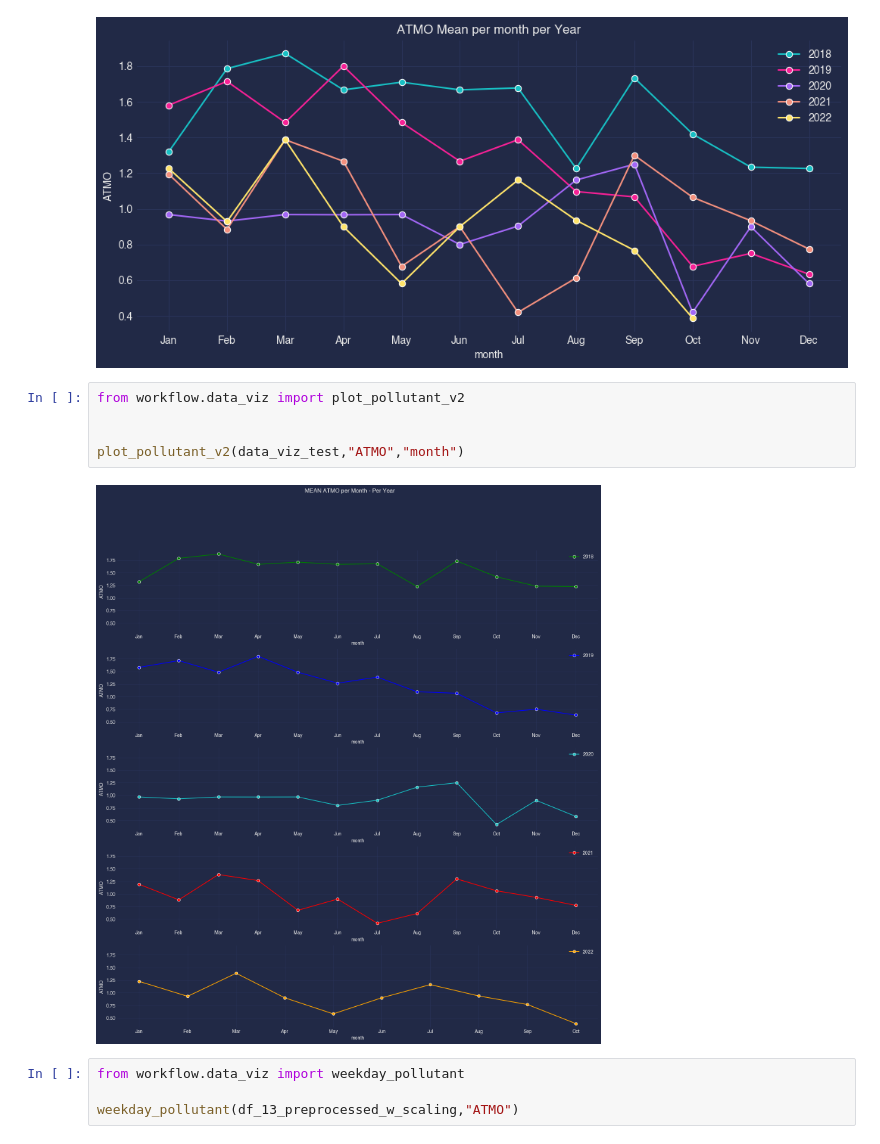
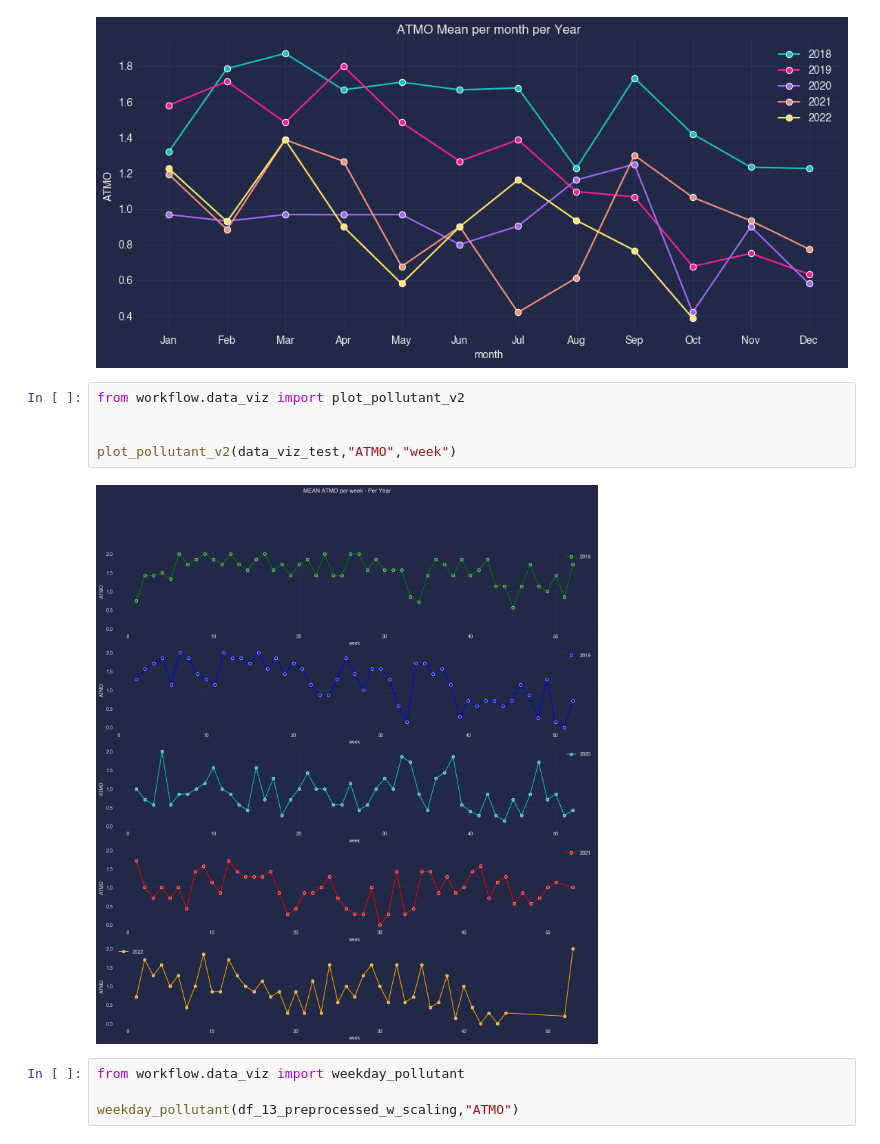
Before and after one commit to TheLab75/ParisDeepAirProject, a Jupyter notebook: notebooks/Edouard/Edouard - Data exploration du Lundi 5 décembre après validation des étapes de preprocessing .ipynb, the cells around one changed output. Cells and saved outputs as stored; diff of their text form.

```diff
--- a/notebooks/Edouard/Edouard - Data exploration du Lundi 5 décembre après validation des étapes de preprocessing .ipynb
+++ b/notebooks/Edouard/Edouard - Data exploration du Lundi 5 décembre après validation des étapes de preprocessing .ipynb
@@ -93,10 +93,10 @@ plot_pollutant_v1(data_viz_test,"ATMO","month")
 # %%
 from workflow.data_viz import plot_pollutant_v2
 
 
-plot_pollutant_v2(data_viz_test,"ATMO","month")
+plot_pollutant_v2(data_viz_test,"ATMO","week")
 # %% [output]
-[figure, old version]
+[figure, new version]
 # %%
 from workflow.data_viz import weekday_pollutant
 
```
Also changed, not shown: 5 other files.
